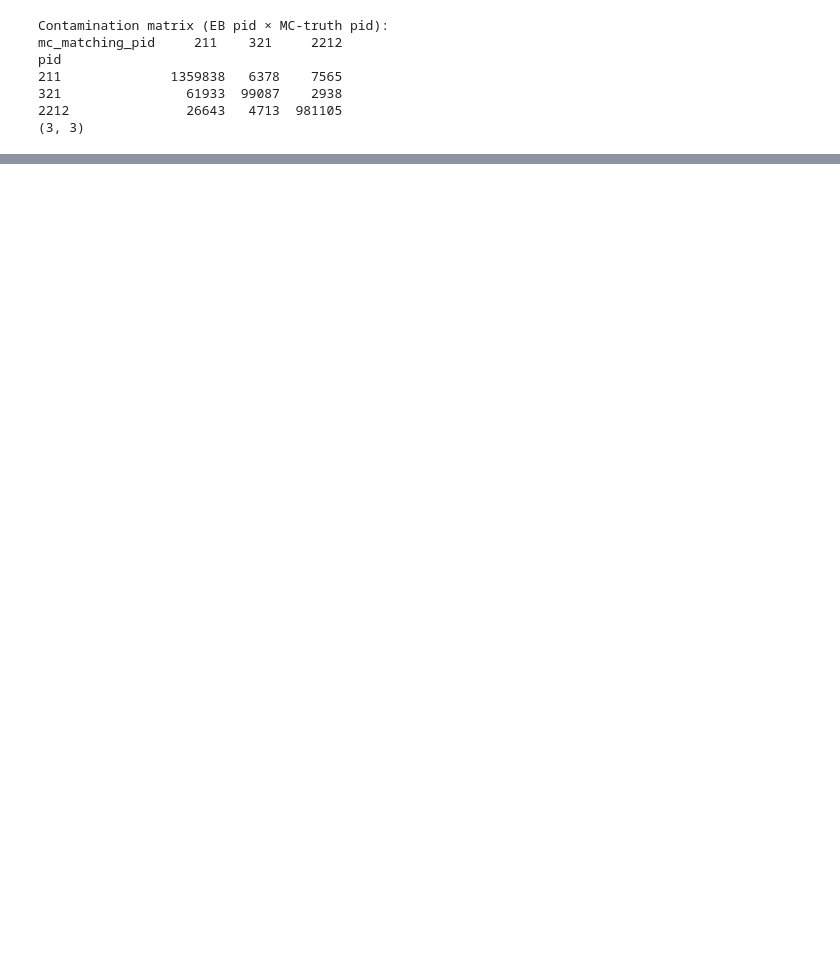
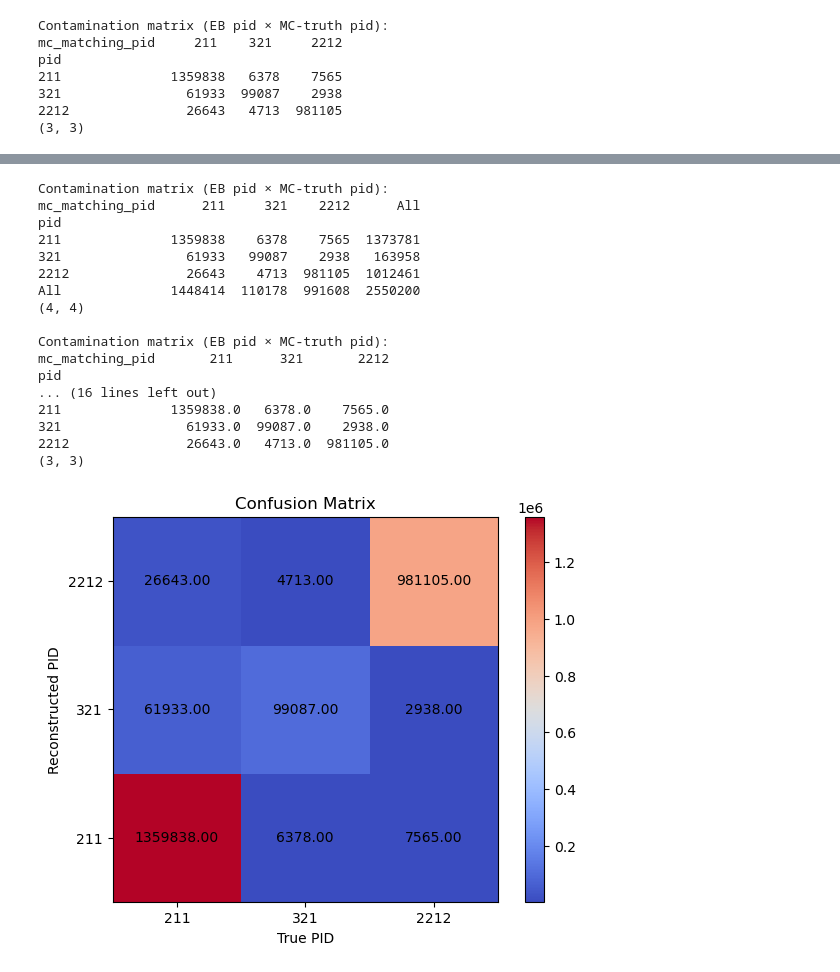
Before and after one commit to mariakzurek/suli2026_pid, a Jupyter notebook: notebooks/PIDStudies.ipynb, the cells around one changed output, grey strips where cells are left out. Drawn from its saved outputs; the diff is of its cells as text; code cells hidden in the pictures; blank space fills up the shorter version.

```diff
--- a/notebooks/PIDStudies.ipynb
+++ b/notebooks/PIDStudies.ipynb
@@ -130,3 +132,69 @@ pid
+# %%
+#plots confusion matrix with only kaons, pions and protons
+subset = matched[((matched["mc_matching_pid"] == 211) | (matched["mc_matching_pid"] == 321) | (matched["mc_matching_pid"]==2212))]
+subset2 = subset[(subset["pid"]!=-211)&(subset["pid"]!=-321)]
+top_truths = subset2["mc_matching_pid"].value_counts().head(8).index
+contam = pd.crosstab(
+    subset2["pid"],
+    subset2["mc_matching_pid"].where(subset2["mc_matching_pid"].isin(top_truths), other="other"),
+    margins=False,
+)
+contam2 = pd.crosstab(
+    subset2["pid"],
+    subset2["mc_matching_pid"].where(subset2["mc_matching_pid"].isin(top_truths), other="other"),
+    margins=True,
+)
+print("\nContamination matrix (EB pid × MC-truth pid):") #these three lines are for checking that the matrix is correct
+print(contam2)
+print(contam2.shape)
+
+
+contam = contam.astype(float)
+for i in contam.index:
+    print("\nContamination matrix (EB pid × MC-truth pid):") #these three lines are for checking that the matrix is correct
+    print(contam)
+    print(contam.shape)
+
+fig, ax2 = plt.subplots(figsize=(7, 5))
+ax2.set_xticks([0, 1, 2])
+ax2.set_yticks([0, 1, 2])
+ax2.set_xticklabels([211, 321, 2212])
+ax2.set_yticklabels([211, 321, 2212])
+ax2.set_xlabel("True PID")
+ax2.set_ylabel("Reconstructed PID")
+ax2.set_title("Confusion Matrix")
+im = ax2.imshow(contam, cmap='coolwarm', origin='lower')
+for i in range(contam.shape[0]):
+    for j in range(contam.shape[1]):
+        ax2.text(
+            j, i,
+            f"{contam.iloc[i, j]:.2f}",
+            ha="center",
+            va="center"
+        )
+fig.colorbar(im, ax=ax2)
+fig.savefig("figures/confuseMatrixALT.png", dpi=150)
+plt.show()
+plt.close(fig)
+# %% [output]
+Contamination matrix (EB pid × MC-truth pid):
+mc_matching_pid      211     321    2212      All
+pid
+211              1359838    6378    7565  1373781
+321                61933   99087    2938   163958
+2212               26643    4713  981105  1012461
+All              1448414  110178  991608  2550200
+(4, 4)
+
+Contamination matrix (EB pid × MC-truth pid):
+mc_matching_pid       211      321       2212
+pid
+... (16 lines left out)
+211              1359838.0   6378.0    7565.0
+321                61933.0  99087.0    2938.0
+2212               26643.0   4713.0  981105.0
+(3, 3)
+[figure, added]
 # %%
 #plots confusion matrix with only kaons, pions and protons
 subset = matched[((matched["mc_matching_pid"] == 211) | (matched["mc_matching_pid"] == 321) | (matched["mc_matching_pid"]==2212))]
```
Also changed, not shown: parts of 2 cells of this notebook, 45 other files.
